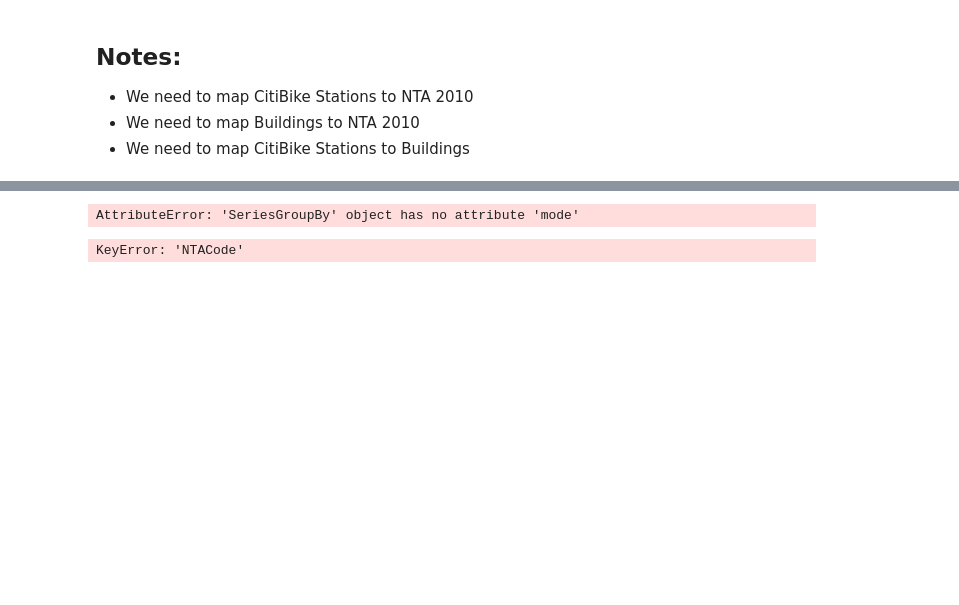
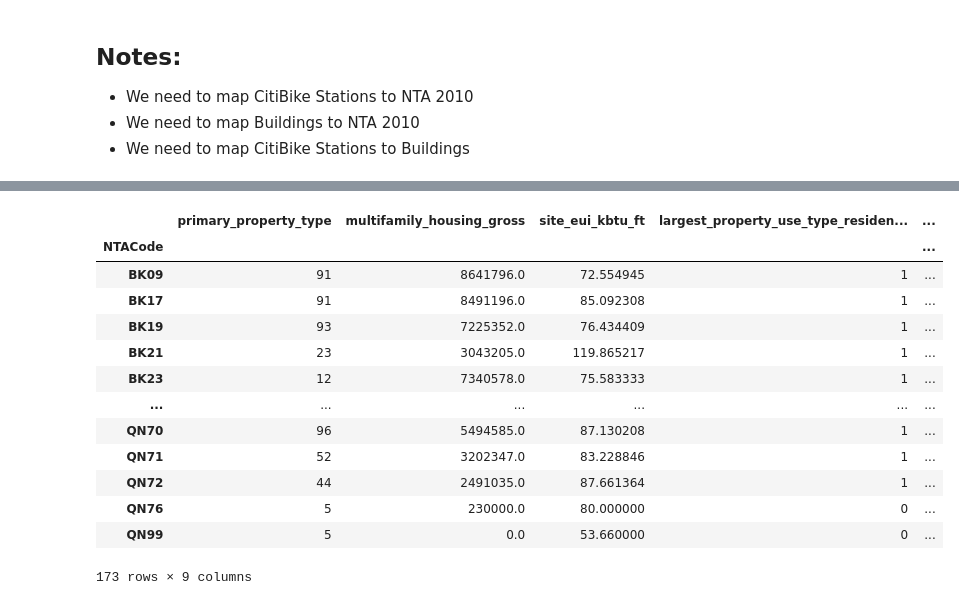
Before and after one commit to nysugfx/lr_final_project, a Jupyter notebook: final_project/playing_with_data.ipynb, the cells around one changed output, grey strips where cells are left out. Drawn from its saved outputs; the diff is of its cells as text; code cells hidden in the pictures; blank space fills up the shorter version.

```diff
--- a/final_project/playing_with_data.ipynb
+++ b/final_project/playing_with_data.ipynb
@@ -165,6 +215,7 @@ num_cols = [
     #'municipally_supplied_potable_1',
     #'municipally_supplied_potable_2',
     #'municipally_supplied_potable_3'
+    'multifamily_housing_gross'
 ]
 
 other_cols = [
@@ -267,0 +273,6 @@ buildings_gdf_nta
+# %%
+buildings_gdf_nta['largest_property_use_type_residential'] = buildings_gdf_nta['largest_property_use_type'].apply(lambda x: 1 if x == 'Multifamily Housing' else 0)
+buildings_gdf_nta['occupancy_residential'] = buildings_gdf_nta['occupancy'] * buildings_gdf_nta['largest_property_use_type_residential']
+buildings_gdf_nta['occupancy_non_residential'] = buildings_gdf_nta['occupancy'] * (1 - buildings_gdf_nta['largest_property_use_type_residential'])
+buildings_gdf_nta['year_built_residential'] = buildings_gdf_nta['year_built'] * buildings_gdf_nta['largest_property_use_type_residential']
+buildings_gdf_nta['year_built_non_residential'] = buildings_gdf_nta['year_built'] * (1 - buildings_gdf_nta['largest_property_use_type_residential'])
@@ -268,20 +295,34 @@ buildings_gdf_nta
 # %%
-buildings_gdf_nta.groupby('NTACode').agg({
-    # 'energy_star_score': 'mean',
+mean_non_zero = lambda x: x[x != 0].mean()
+
+buildings_gdf_final = buildings_gdf_nta.groupby('NTACode').agg({
+    'primary_property_type': 'size',
+    'multifamily_housing_gross': 'sum',
     'site_eui_kbtu_ft': 'mean',
-    # 'source_eui_kbtu_ft': 'mean',
-    # 'primary_property_type': 'mode'
-    'occupancy': 'mean',
-    'green_power_onsite_and_offsite': 'mean',
+    'largest_property_use_type_residential': lambda x: 1 if x.mean() >= 0.5 else 0,
+    'occupancy_residential': mean_non_zero,
+    'occupancy_non_residential': mean_non_zero,
+    'year_built_residential': mean_non_zero,
+    'year_built_non_residential': mean_non_zero,
     'total_ghg_emissions_intensity': 'mean',
 })
-# %% [output]
-AttributeError: 'SeriesGroupBy' object has no attribute 'mode'
 # %%
-nta_energy_score_df = buildings_gdf_nta[['site_eui_kbtu_ft']].groupby('NTACode')[['site_eui_kbtu_ft']].mean().reset_index()
-nta_energy_score_df
+buildings_gdf_final
 # %% [output]
+|  | primary_property_type | multifamily_housing_gross | site_eui_kbtu_ft | largest_property_use_type_residen... | ... |
+| NTACode |  |  |  |  | ... |
+| BK09 | 91 | 8641796.0 | 72.554945 | 1 | ... |
+| BK17 | 91 | 8491196.0 | 85.092308 | 1 | ... |
+| BK19 | 93 | 7225352.0 | 76.434409 | 1 | ... |
+| BK21 | 23 | 3043205.0 | 119.865217 | 1 | ... |
+| BK23 | 12 | 7340578.0 | 75.583333 | 1 | ... |
+| ... | ... | ... | ... | ... | ... |
+| QN70 | 96 | 5494585.0 | 87.130208 | 1 | ... |
+| QN71 | 52 | 3202347.0 | 83.228846 | 1 | ... |
+| QN72 | 44 | 2491035.0 | 87.661364 | 1 | ... |
+| QN76 | 5 | 230000.0 | 80.000000 | 0 | ... |
+| QN99 | 5 | 0.0 | 53.660000 | 0 | ... |
-KeyError: 'NTACode'
+173 rows × 9 columns
 # %%
 nta_energy_gdf = nta_geodf.merge(nta_energy_score_df, on='NTACode', how='left')
 nta_energy_gdf[nta_energy_gdf['BoroName'] != 'Staten Island'].plot(column='energy_star_score', legend=True)
```
Also changed, not shown: parts of 29 cells of this notebook, 1 other file.
